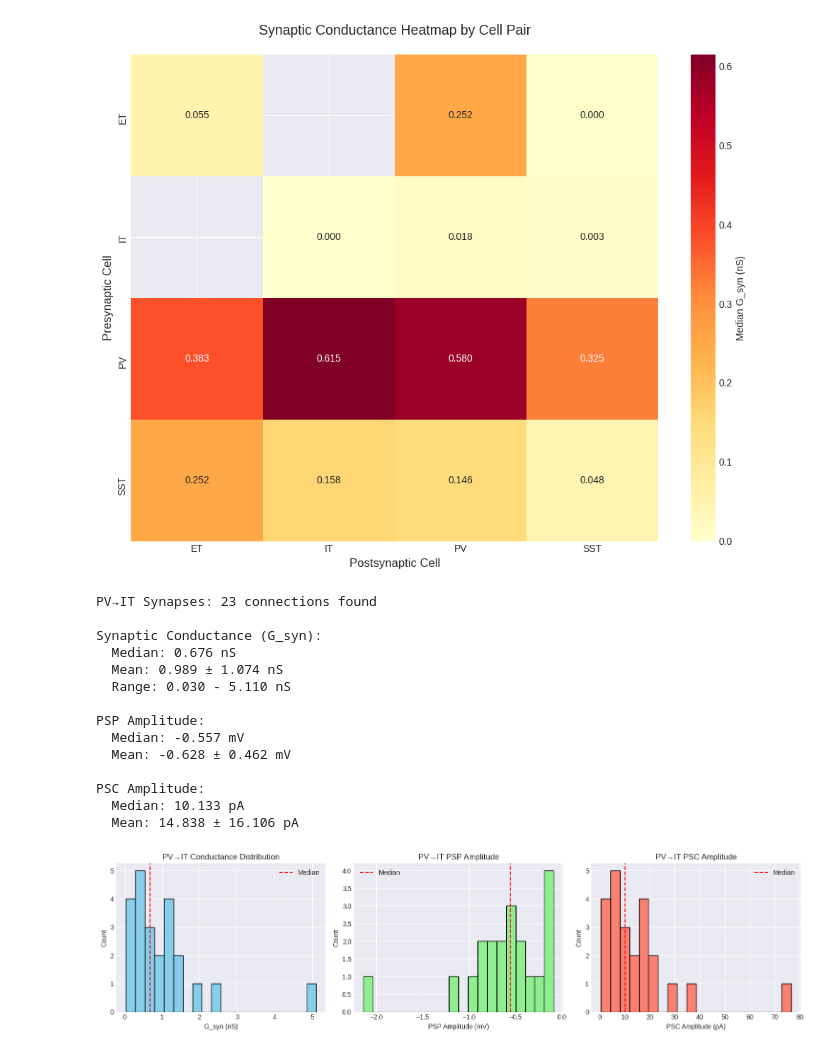
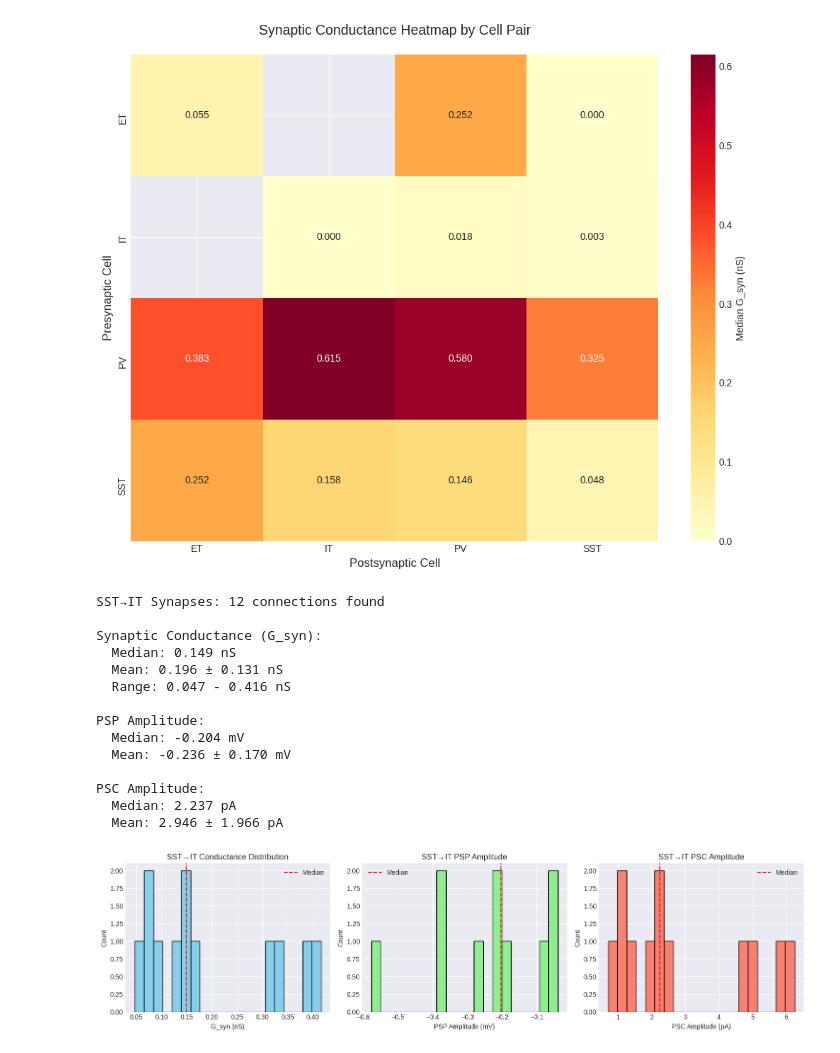
Before and after one commit to cyneuro/Allen-Database-Notebooks, a Jupyter notebook: Synapses/synapse_strength.ipynb, the cells around one changed output. Drawn from its saved outputs; the diff is of its cells as text; code cells hidden in the pictures.

```diff
--- a/Synapses/synapse_strength.ipynb
+++ b/Synapses/synapse_strength.ipynb
@@ -329,7 +329,7 @@ plt.show()
 [figure]
 # %%
 # Change cell pair here to change graph
-pre_cell_to_plot = 'PV'
+pre_cell_to_plot = 'SST'
 post_cell_to_plot = 'IT'
 pv_to_et = synapses_valid[(synapses_valid['pre_cell'] == pre_cell_to_plot) &
                           (synapses_valid['post_cell'] == post_cell_to_plot)]
@@ -352,39 +352,39 @@ fig, axes = plt.subplots(1, 3, figsize=(15, 4))
 axes[0].hist(pv_to_et['gsyn_nS'], bins=20, color='skyblue', edgecolor='black')
 axes[0].axvline(pv_to_et['gsyn_nS'].median(), color='red', linestyle='--', label='Median')
 axes[0].set_xlabel('G_syn (nS)')
 axes[0].set_ylabel('Count')
 axes[0].set_title(f'{pre_cell_to_plot}→{post_cell_to_plot} Conductance Distribution')
 axes[0].legend()
 
 axes[1].hist(pv_to_et['psp_amplitude_mV'], bins=20, color='lightgreen', edgecolor='black')
 axes[1].axvline(pv_to_et['psp_amplitude_mV'].median(), color='red', linestyle='--', label='Median')
 axes[1].set_xlabel('PSP Amplitude (mV)')
 axes[1].set_ylabel('Count')
 axes[1].set_title(f'{pre_cell_to_plot}→{post_cell_to_plot} PSP Amplitude')
 axes[1].legend()
 
 axes[2].hist(pv_to_et['psc_amplitude_pA'], bins=20, color='salmon', edgecolor='black')
 axes[2].axvline(pv_to_et['psc_amplitude_pA'].median(), color='red', linestyle='--', label='Median')
 axes[2].set_xlabel('PSC Amplitude (pA)')
 axes[2].set_ylabel('Count')
 axes[2].set_title(f'{pre_cell_to_plot}→{post_cell_to_plot} PSC Amplitude')
 axes[2].legend()
 
 plt.tight_layout()
 plt.show()
 # %% [output]
-PV→IT Synapses: 23 connections found
+SST→IT Synapses: 12 connections found
 
 Synaptic Conductance (G_syn):
-  Median: 0.676 nS
-  Mean: 0.989 ± 1.074 nS
-  Range: 0.030 - 5.110 nS
+  Median: 0.149 nS
+  Mean: 0.196 ± 0.131 nS
+  Range: 0.047 - 0.416 nS
 
 PSP Amplitude:
-  Median: -0.557 mV
-  Mean: -0.628 ± 0.462 mV
+  Median: -0.204 mV
+  Mean: -0.236 ± 0.170 mV
 
 PSC Amplitude:
-  Median: 10.133 pA
-  Mean: 14.838 ± 16.106 pA
+  Median: 2.237 pA
+  Mean: 2.946 ± 1.966 pA
-[figure, old version]
+[figure, new version]
```
Also changed, not shown: 1 other file.
